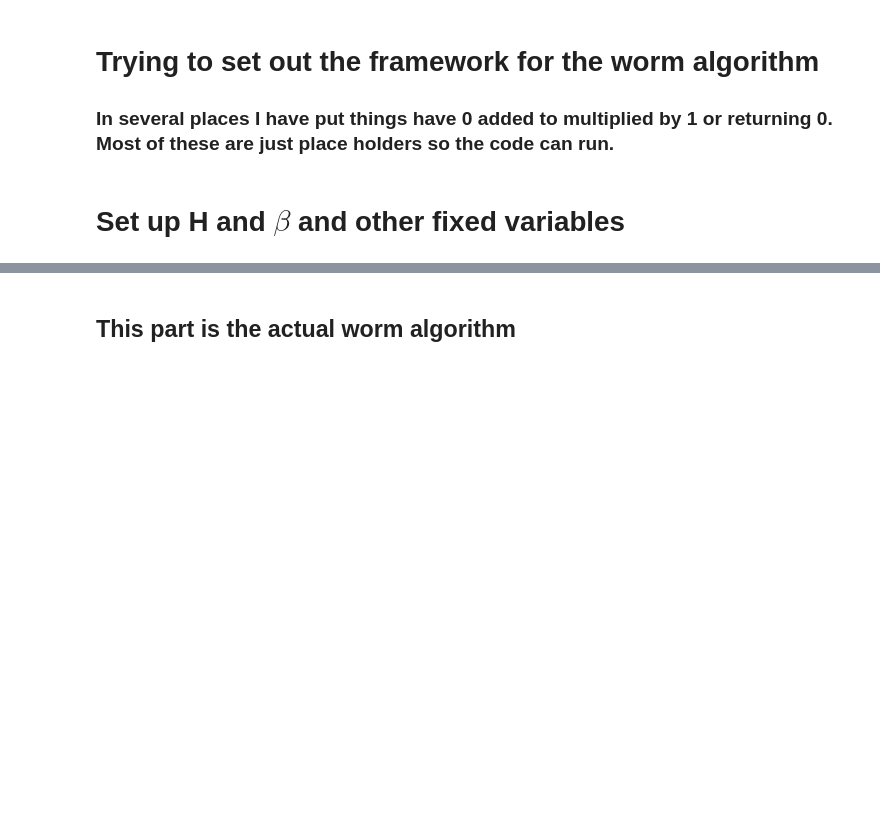
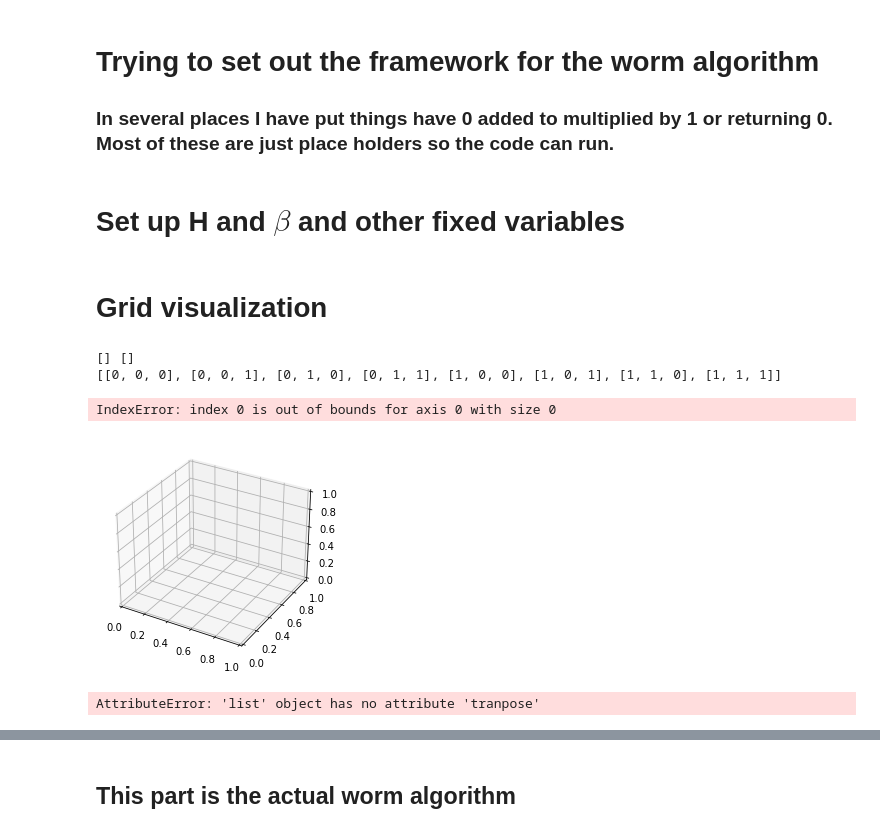
Before and after one commit to eren-guttentag/phys765_advanced_quantum, a Jupyter notebook: project1/problem2/worm_simulation.ipynb, the cells around one changed output, grey strips where cells are left out. Cells and saved outputs as stored; diff of their text form; code cells hidden in the pictures; blank space fills up the shorter version.

```diff
--- a/project1/problem2/worm_simulation.ipynb
+++ b/project1/problem2/worm_simulation.ipynb
@@ -71,3 +73,58 @@ I think it is good to say where a particle came from each step because the worm
 backwards.
 """
 grid = _np.full((N,N,N, num_time_steps), grid_location() )
+# %% [markdown]
+# Grid visualization
+# %%
+def plot_grid(pathed_grid, t):
+    """This is supposed to plot a 3d grid showing one time step. It should have a green dot at each point where there
+    is a particle. There should also be a blue line from each particle to where it came from in the previous timestep,
+    and a red line leading to where it is going on the next time step. Ideally this would eventually lead to an
+    animated version where it shows each time step for ~1s.
+    This is currently not working (at least in the edge case where there are not particles, or particles at every point.)
+    """
+    background_points = []
+    particle_points = []
+    particle_going_tos = []
+    particle_coming_froms = []
+    for x in range(N):
+        for y in range(N):
+            for z in range(N):
+                current_location = pathed_grid[x,y,z,t]
+                if not current_location.is_particle:
+                    background_points.append([x,y,z])
+                else:
+                    loc = [x,y,z]
+                    next_loc = loc.copy()
+                    next_loc[current_location.where_particle_is_going[0]] += current_location.where_particle_is_going[1]
+                    next_loc[current_location.where_particle_is_going[0]] %= N
+                    previous_loc = loc.copy()
+                    previous_loc[current_location.where_particle_came_from[0]] += current_location.where_particle_came_from[1]
+                    previous_loc[current_location.where_particle_came_from[0]] %= N
+                    particle_points.append(loc)
+                    particle_going_tos.append(next_loc)
+                    particle_coming_froms.append(previous_loc)
+
+
+    ax = _plt.axes(projection='3d')
+
+    bp =_np.array(background_points).T
+    print(background_points, bp)
+    print(particle_points)
+
+    ax.scatter(bp[0], bp[1], bp[2], color="grey", marker=".", alpha="0.5")
+    ax.scatter(*_np.array(particle_points).T)
+    for i in range(length(particle_points)):
+        ax.plot(*_np.array([particle_going_tos[i], particle_points[i]]).T, color="red")
+        ax.plot(*_np.array([particle_coming_froms[i], particle_points[i]]).T, color="blue")
+# %%
+plot_grid(grid, 0)
+# %% [output]
+[] []
+[[0, 0, 0], [0, 0, 1], [0, 1, 0], [0, 1, 1], [1, 0, 0], [1, 0, 1], [1, 1, 0], [1, 1, 1]]
+IndexError: index 0 is out of bounds for axis 0 with size 0
+[figure, added]
+# %%
+[[0,1], [2,3]].tranpose()
+# %% [output]
+AttributeError: 'list' object has no attribute 'tranpose'
```
Also changed, not shown: parts of 6 cells of this notebook.
